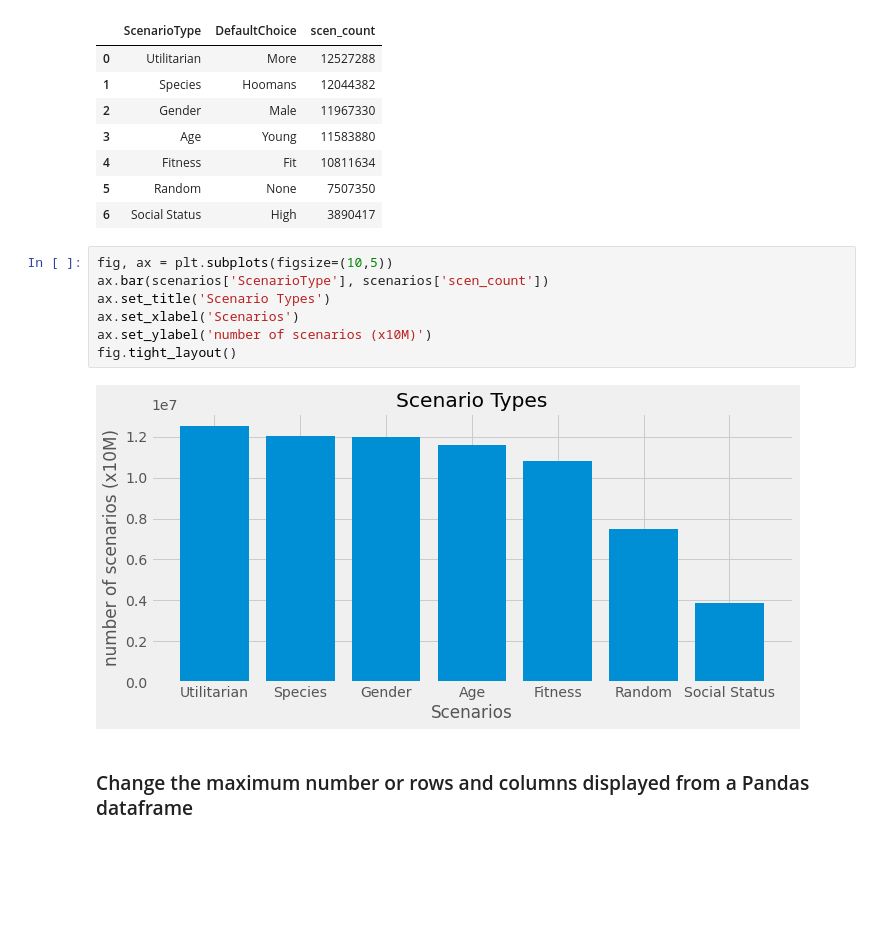
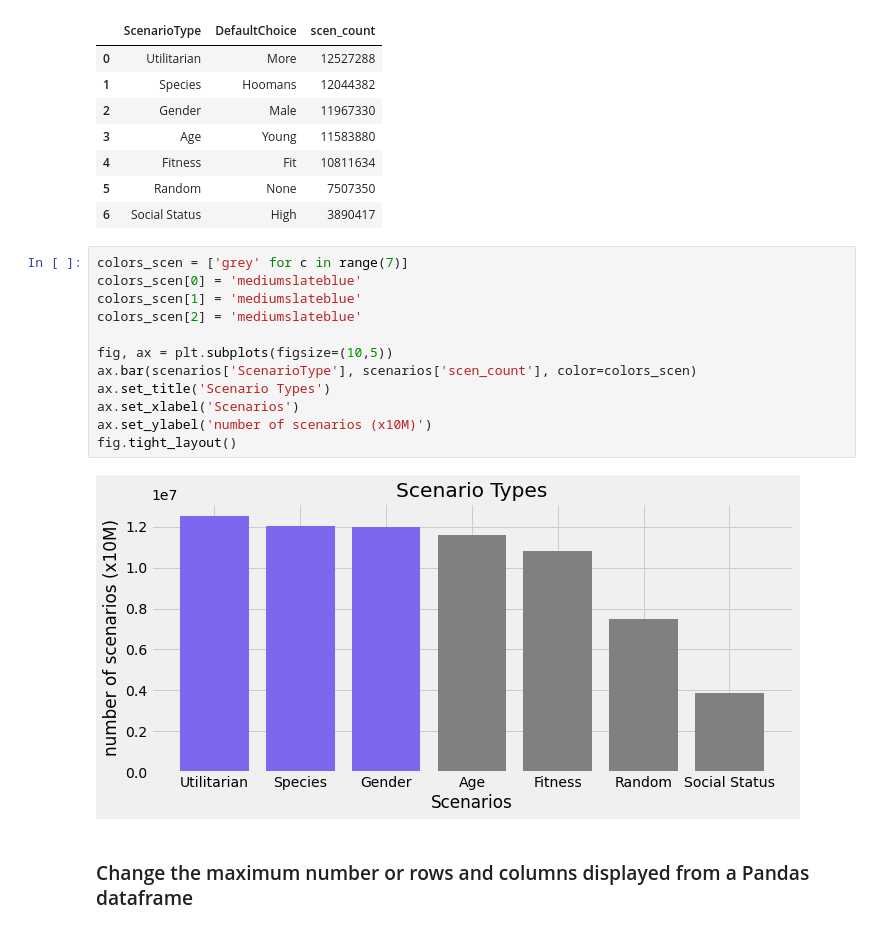
Before and after one commit to robertjhs/capstone1, a Jupyter notebook: ethicars.ipynb, the cells around one changed output. Drawn from its saved outputs; the diff is of its cells as text; blank space fills up the shorter version.

```diff
--- a/ethicars.ipynb
+++ b/ethicars.ipynb
@@ -137,14 +141,19 @@ scenarios
 | 5 | Random | None | 7507350 |
 | 6 | Social Status | High | 3890417 |
 # %%
+colors_scen = ['grey' for c in range(7)]
+colors_scen[0] = 'mediumslateblue'
+colors_scen[1] = 'mediumslateblue'
+colors_scen[2] = 'mediumslateblue'
+
 fig, ax = plt.subplots(figsize=(10,5))
-ax.bar(scenarios['ScenarioType'], scenarios['scen_count'])
+ax.bar(scenarios['ScenarioType'], scenarios['scen_count'], color=colors_scen)
 ax.set_title('Scenario Types')
 ax.set_xlabel('Scenarios')
 ax.set_ylabel('number of scenarios (x10M)')
 fig.tight_layout()
 # %% [output]
-[figure, old version]
+[figure, new version]
 # %% [markdown]
 ### Change the maximum number or rows and columns displayed from a Pandas dataframe
 # %%
```
Also changed, not shown: parts of 36 cells of this notebook, 1 other file.
